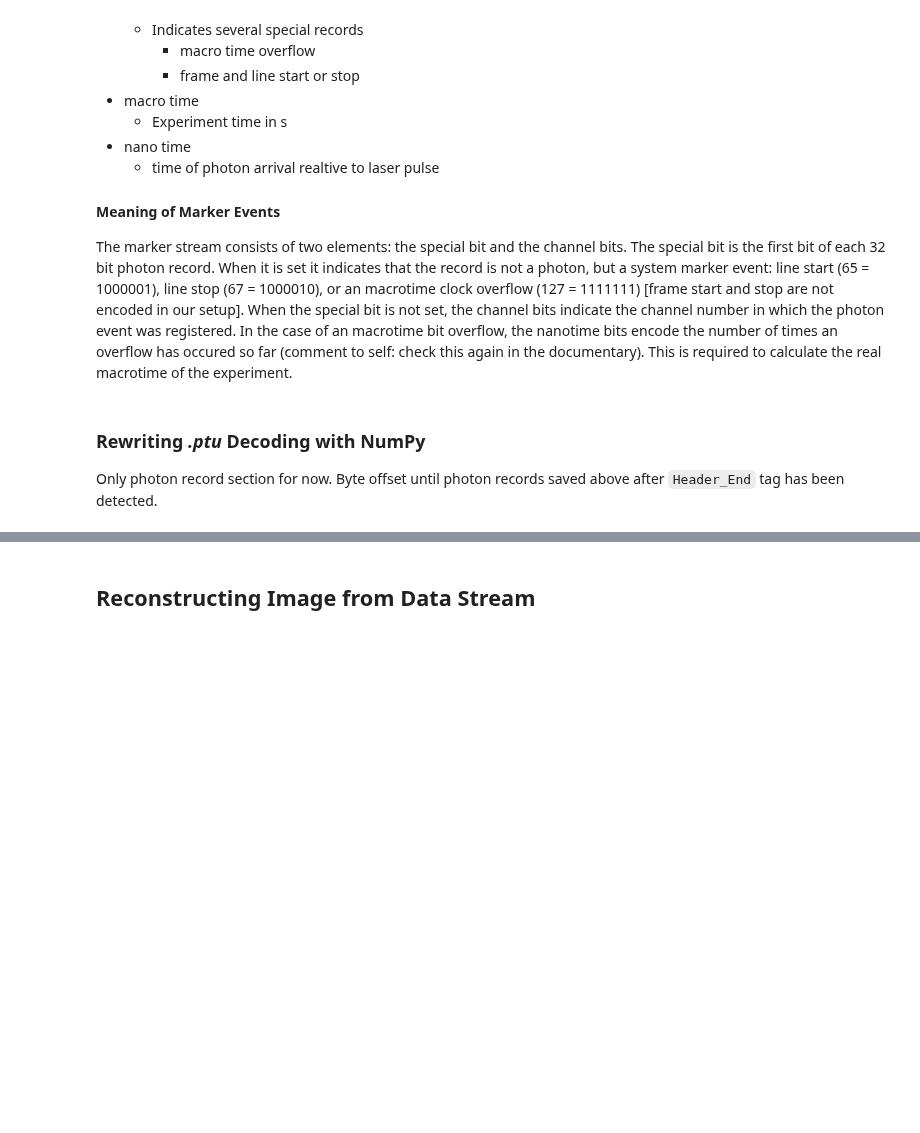
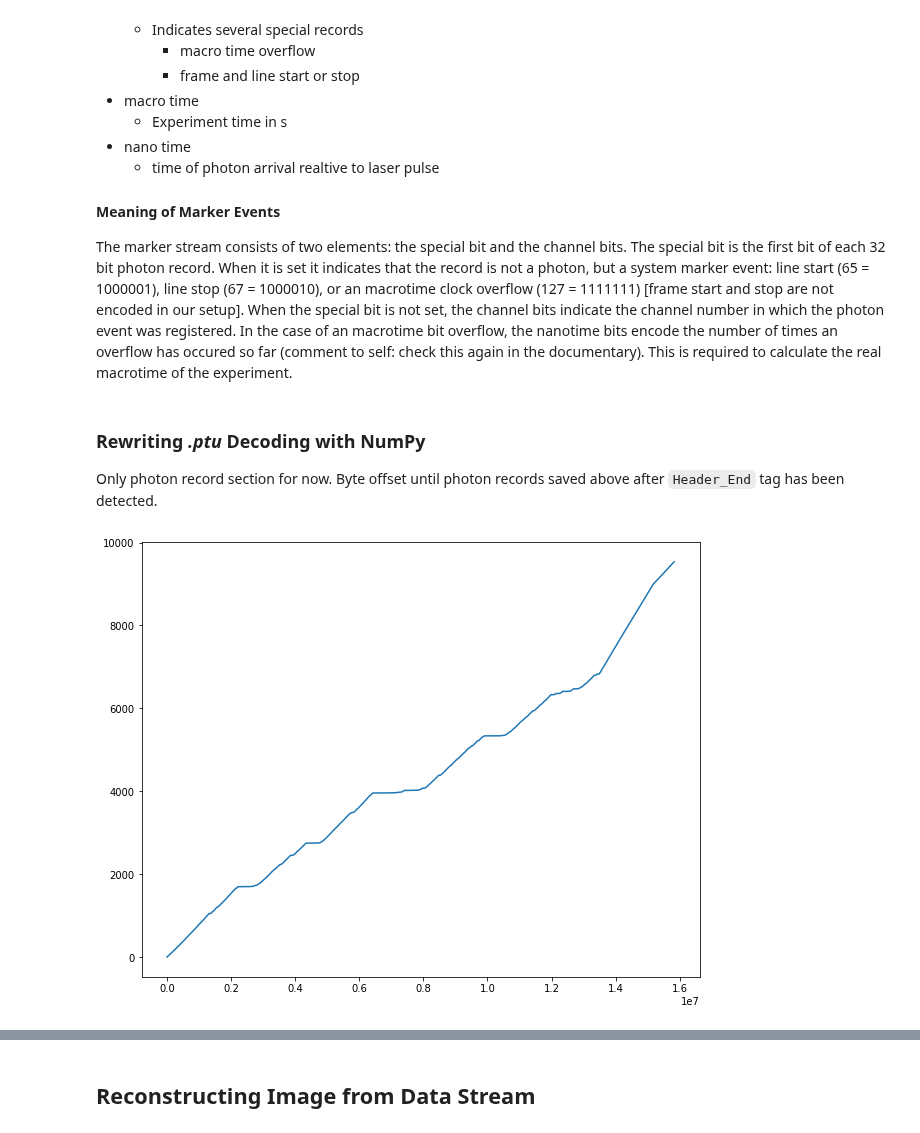
Before and after one commit to Tomkaehst/PhasorFLIM, a Jupyter notebook: notebooks/PicoQuant PTU Decoding and Fitting.ipynb, the cells around one changed output, grey strips where cells are left out. Cells and saved outputs as stored; diff of their text form; code cells hidden in the pictures; blank space fills up the shorter version.

Commit message:
Made new notebook where a ptu file is decoded and analyses are performed on the macro, nano, and marker data streams. Still pretty early.

```diff
--- a/notebooks/PicoQuant PTU Decoding and Fitting.ipynb
+++ b/notebooks/PicoQuant PTU Decoding and Fitting.ipynb
@@ -37,7 +37,8 @@ import matplotlib.pyplot as plt
 
 
 # Filepath for test files and creation of a filestream using read-binary
-ptupath = 'qt_app/testData/Capillary_Fluoresceine_DilutionSeries_50nM_1_1.ptu'
+#ptupath = 'qt_app/testData/Capillary_Fluoresceine_DilutionSeries_50nM_1_1.ptu'
+ptupath = '../notebooks/data/HyD_LongTime_Test_12.ptu'
 ptureadstream = open(ptupath, 'rb')
 
 # Reading file magic to check if file is PTU file, first 8 byte
@@ -220,11 +223,11 @@ In order to reconstruct the FLIM image, several value are required
 - TTResult_NumberOfRecords: How many 32 bit records in file?
 # %%
 FLIMInfo = {
-    'Filename' : header_contents['$Filename'],
-    'Comment': header_contents['$Comment'],
+    #'Filename' : header_contents['$Filename'],
+    #'Comment': header_contents['$Comment'],
     'RecordType' : header_contents['TTResultFormat_TTTRRecType'],
     'BitsPerRecord' : header_contents['TTResultFormat_BitsPerRecord'],
-    'PixelResolution' : header_contents['$ReqHdr_SpatialResolution'],
+    #'PixelResolution' : header_contents['$ReqHdr_SpatialResolution'],
     'PixelsX' : header_contents['ImgHdr_PixX'],
     'PixelsY' : header_contents['ImgHdr_PixY'],
     'GlobalResolution' : header_contents['MeasDesc_GlobalResolution'],
@@ -334,6 +334,8 @@ recordarray[:]['nanotime'] = (np.right_shift(recordarray[:]['record'], 10) & 327
 recordarray = treatOverflows(recordarray, macroMultFactor)
 # %%
 # Checking if macrotime has been properly corrected. If so, it increases over number of events.
-#plt.plot(recordarray['macrotime'])
-#plt.show()
+plt.plot(recordarray['macrotime'])
+plt.show()
+# %% [output]
+[figure, added]
 # %%
```
Also changed, not shown: parts of 9 cells of this notebook, 1 other file.
